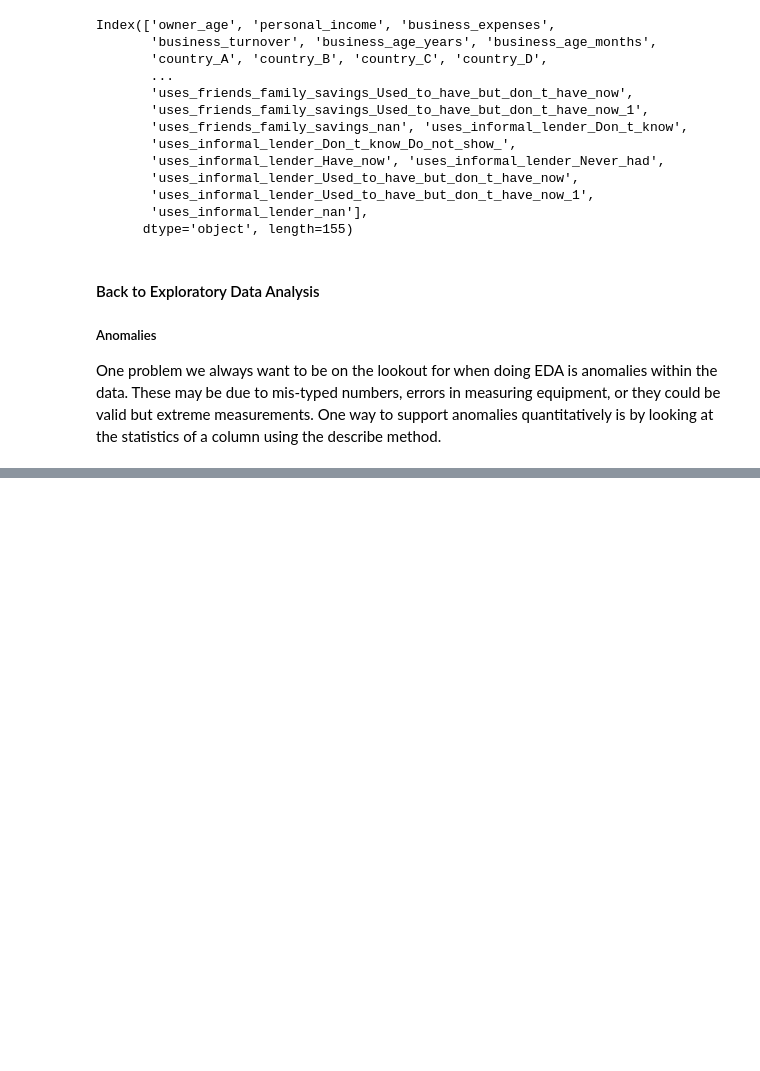
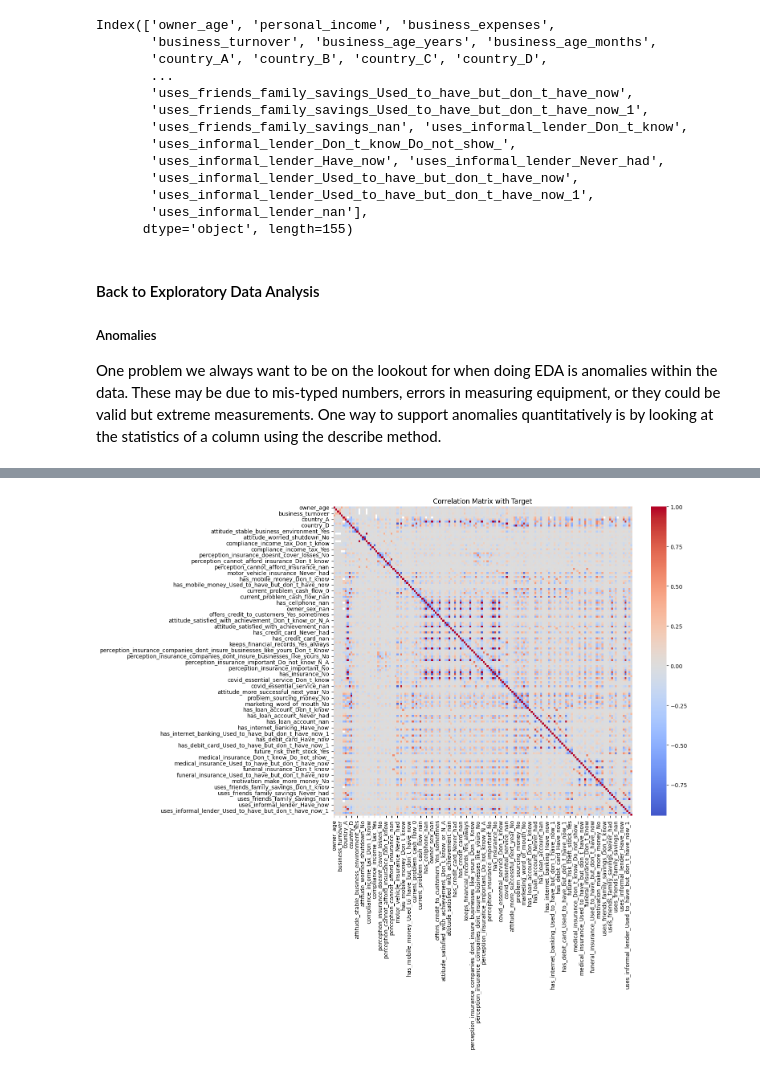
Before and after one commit to ismailSadouki/asri-homework, a Jupyter notebook: notebook.ipynb, the cells around one changed output, grey strips where cells are left out. Drawn from its saved outputs; the diff is of its cells as text; code cells hidden in the pictures; blank space fills up the shorter version.

```diff
--- a/notebook.ipynb
+++ b/notebook.ipynb
@@ -303,0 +304,13 @@ KeyboardInterrupt:
+# %%
+import seaborn as sns
+
+# Combine X_train_encoded and target numeric
+train_corr = X_train_encoded.copy()
+train_corr['Target'] = y_train_numeric
+
+plt.figure(figsize=(12,10))
+sns.heatmap(train_corr.corr(), cmap='coolwarm', center=0)
+plt.title('Correlation Matrix with Target')
+plt.show()
+# %% [output]
+[figure, added]
```
Also changed, not shown: parts of 19 cells of this notebook, 6 other files.
